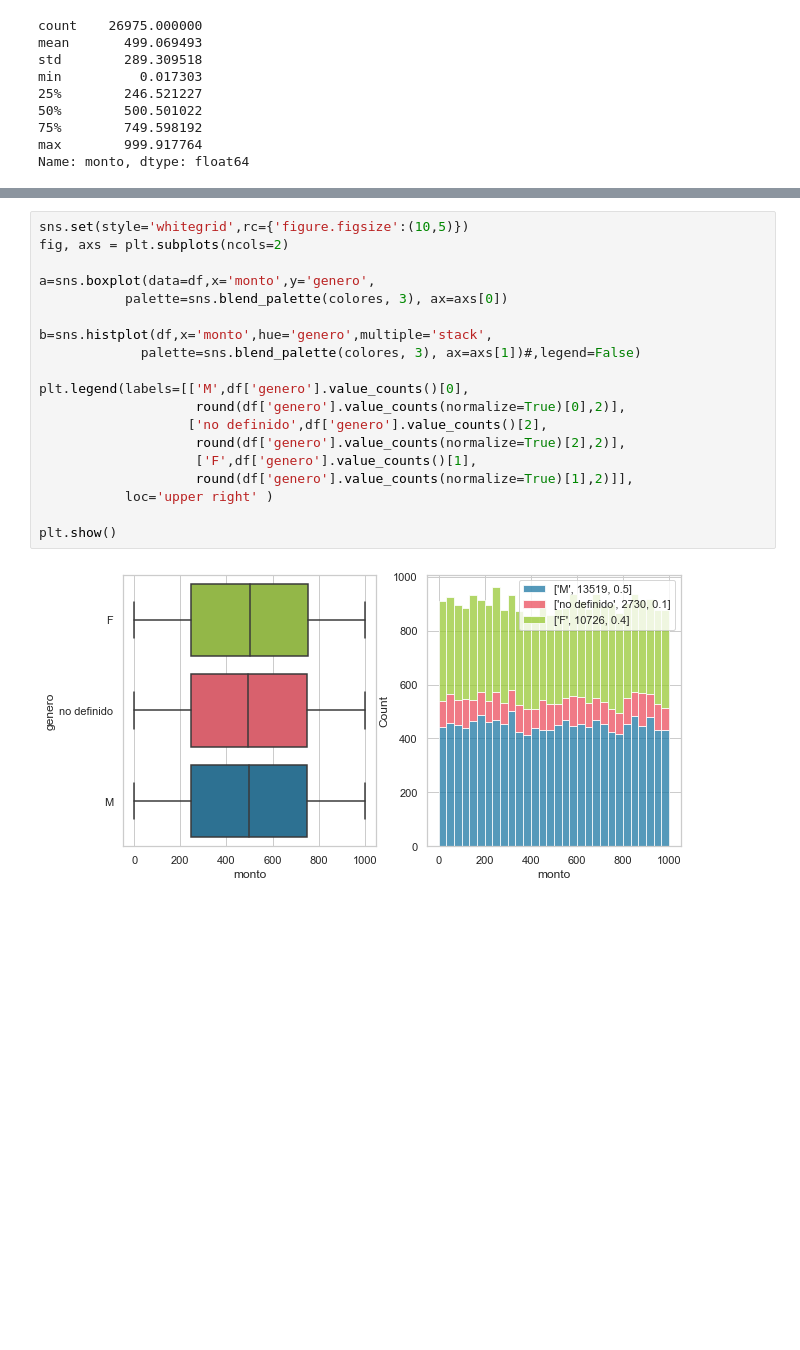
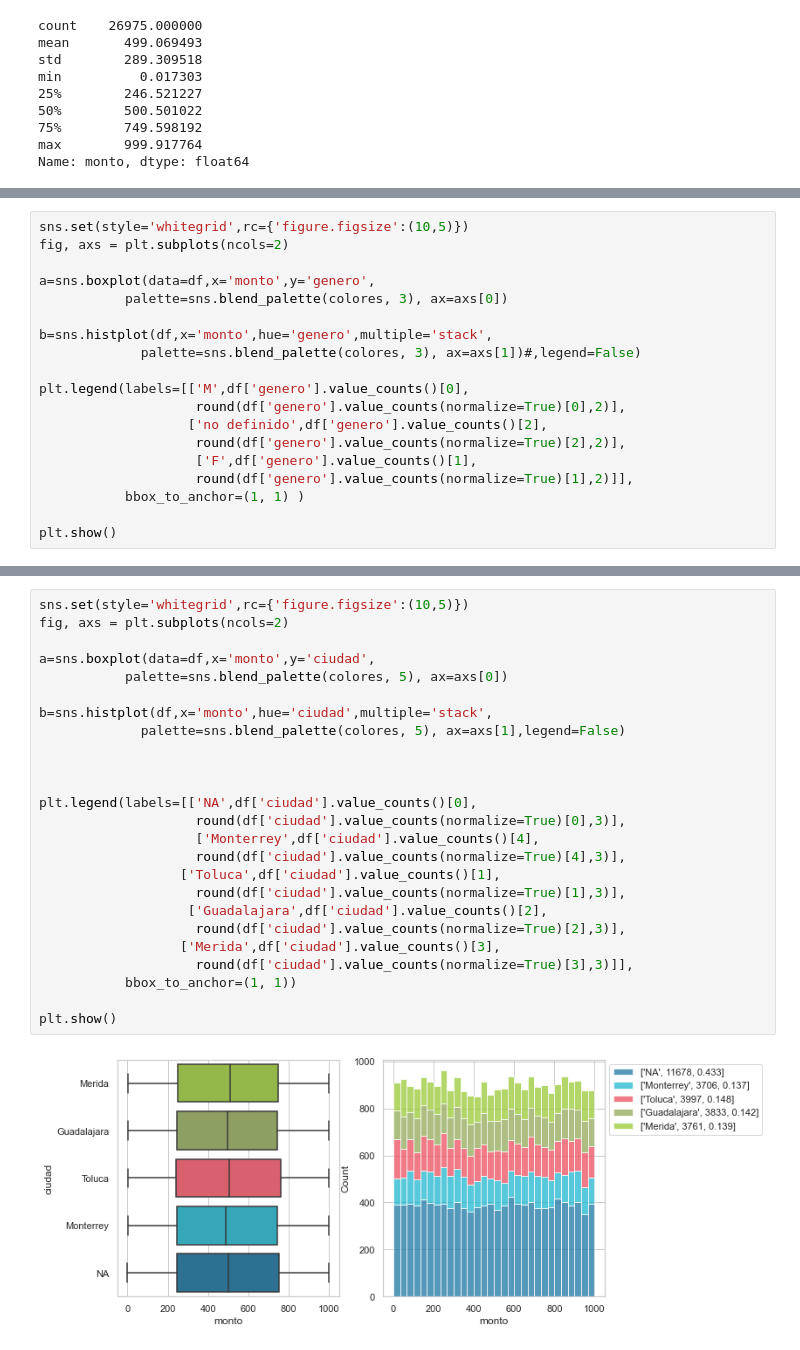
Before and after one commit to ElenaVillano/challenge_rpmx, a Jupyter notebook: notebooks/geda.ipynb, the cells around one changed output, grey strips where cells are left out. Drawn from its saved outputs; the diff is of its cells as text; blank space fills up the shorter version.

Commit message:
categoricas vs monto bien

```diff
--- a/notebooks/geda.ipynb
+++ b/notebooks/geda.ipynb
@@ -70,0 +92,19 @@ plt.show()
+# %%
+sns.set(style='whitegrid',rc={'figure.figsize':(10,5)})
+fig, axs = plt.subplots(ncols=2)
+
+a=sns.boxplot(data=df,x='monto',y='genero',
+           palette=sns.blend_palette(colores, 3), ax=axs[0])
+
+b=sns.histplot(df,x='monto',hue='genero',multiple='stack',
+             palette=sns.blend_palette(colores, 3), ax=axs[1])#,legend=False)
+
+plt.legend(labels=[['M',df['genero'].value_counts()[0],
+                    round(df['genero'].value_counts(normalize=True)[0],2)],
+                   ['no definido',df['genero'].value_counts()[2],
+                    round(df['genero'].value_counts(normalize=True)[2],2)],
+                    ['F',df['genero'].value_counts()[1],
+                    round(df['genero'].value_counts(normalize=True)[1],2)]],
+           bbox_to_anchor=(1, 1) )
+
+plt.show()
@@ -78,24 +148,30 @@ Name: genero, dtype: float64
 # %%
 sns.set(style='whitegrid',rc={'figure.figsize':(10,5)})
 fig, axs = plt.subplots(ncols=2)
 
-a=sns.boxplot(data=df,x='monto',y='genero',
-           palette=sns.blend_palette(colores, 3), ax=axs[0])
+a=sns.boxplot(data=df,x='monto',y='ciudad',
+           palette=sns.blend_palette(colores, 5), ax=axs[0])
 
-b=sns.histplot(df,x='monto',hue='genero',multiple='stack',
-             palette=sns.blend_palette(colores, 3), ax=axs[1])#,legend=False)
+b=sns.histplot(df,x='monto',hue='ciudad',multiple='stack',
+             palette=sns.blend_palette(colores, 5), ax=axs[1],legend=False)
 
-plt.legend(labels=[['M',df['genero'].value_counts()[0],
-                    round(df['genero'].value_counts(normalize=True)[0],2)],
-                   ['no definido',df['genero'].value_counts()[2],
-                    round(df['genero'].value_counts(normalize=True)[2],2)],
-                    ['F',df['genero'].value_counts()[1],
-                    round(df['genero'].value_counts(normalize=True)[1],2)]],
-           loc='upper right' )
+
+
+plt.legend(labels=[['NA',df['ciudad'].value_counts()[0],
+                    round(df['ciudad'].value_counts(normalize=True)[0],3)],
+                    ['Monterrey',df['ciudad'].value_counts()[4],
+                    round(df['ciudad'].value_counts(normalize=True)[4],3)],
+                  ['Toluca',df['ciudad'].value_counts()[1],
+                    round(df['ciudad'].value_counts(normalize=True)[1],3)],
+                   ['Guadalajara',df['ciudad'].value_counts()[2],
+                    round(df['ciudad'].value_counts(normalize=True)[2],3)],
+                  ['Merida',df['ciudad'].value_counts()[3],
+                    round(df['ciudad'].value_counts(normalize=True)[3],3)]],
+           bbox_to_anchor=(1, 1))
 
 plt.show()
 # %% [output]
-[figure, old version]
+[figure, new version]
 # %%
 sns.set(style='whitegrid',rc={'figure.figsize':(10,5)})
 fig, axs = plt.subplots(ncols=2)
```
Also changed, not shown: parts of 11 cells of this notebook, 1 other file.
